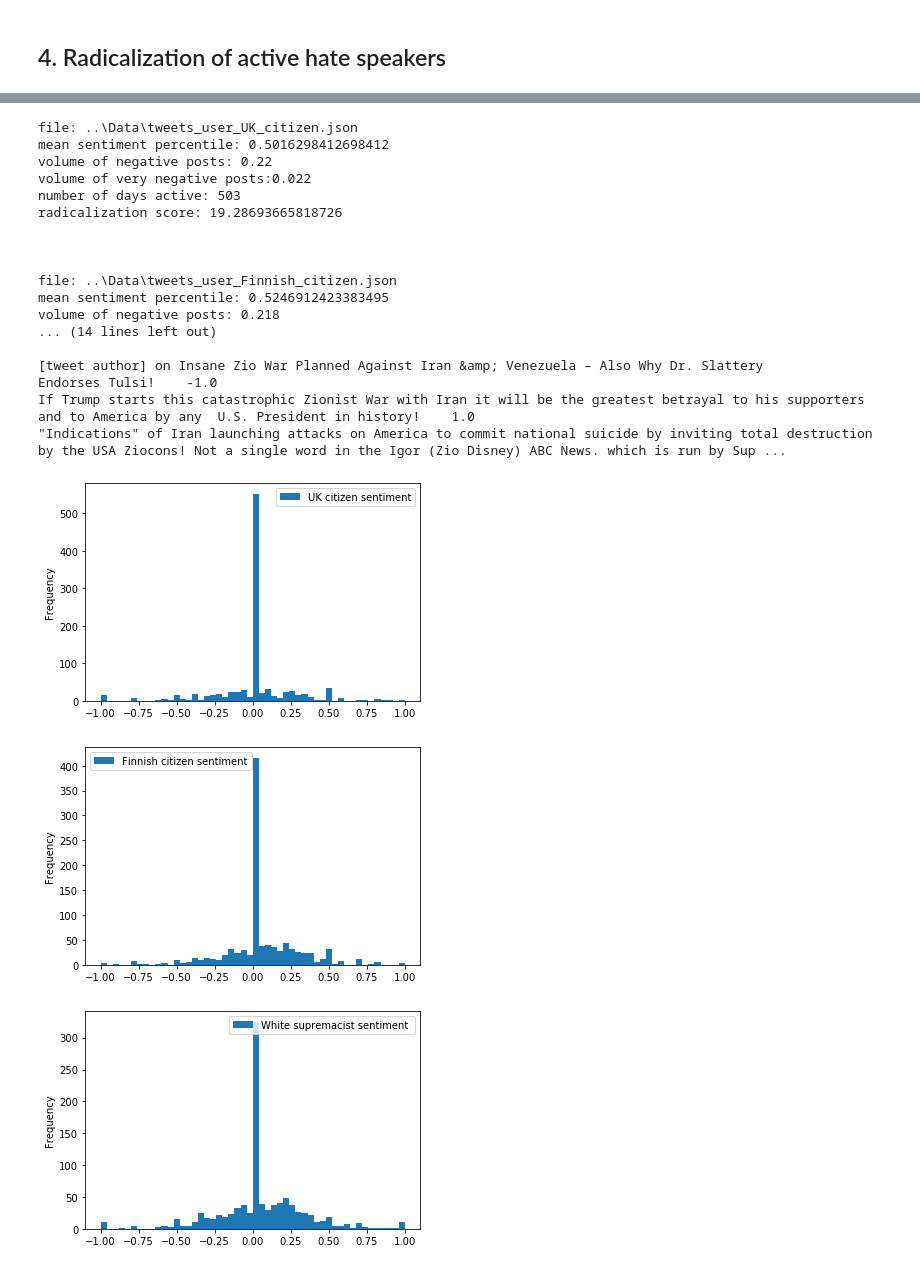
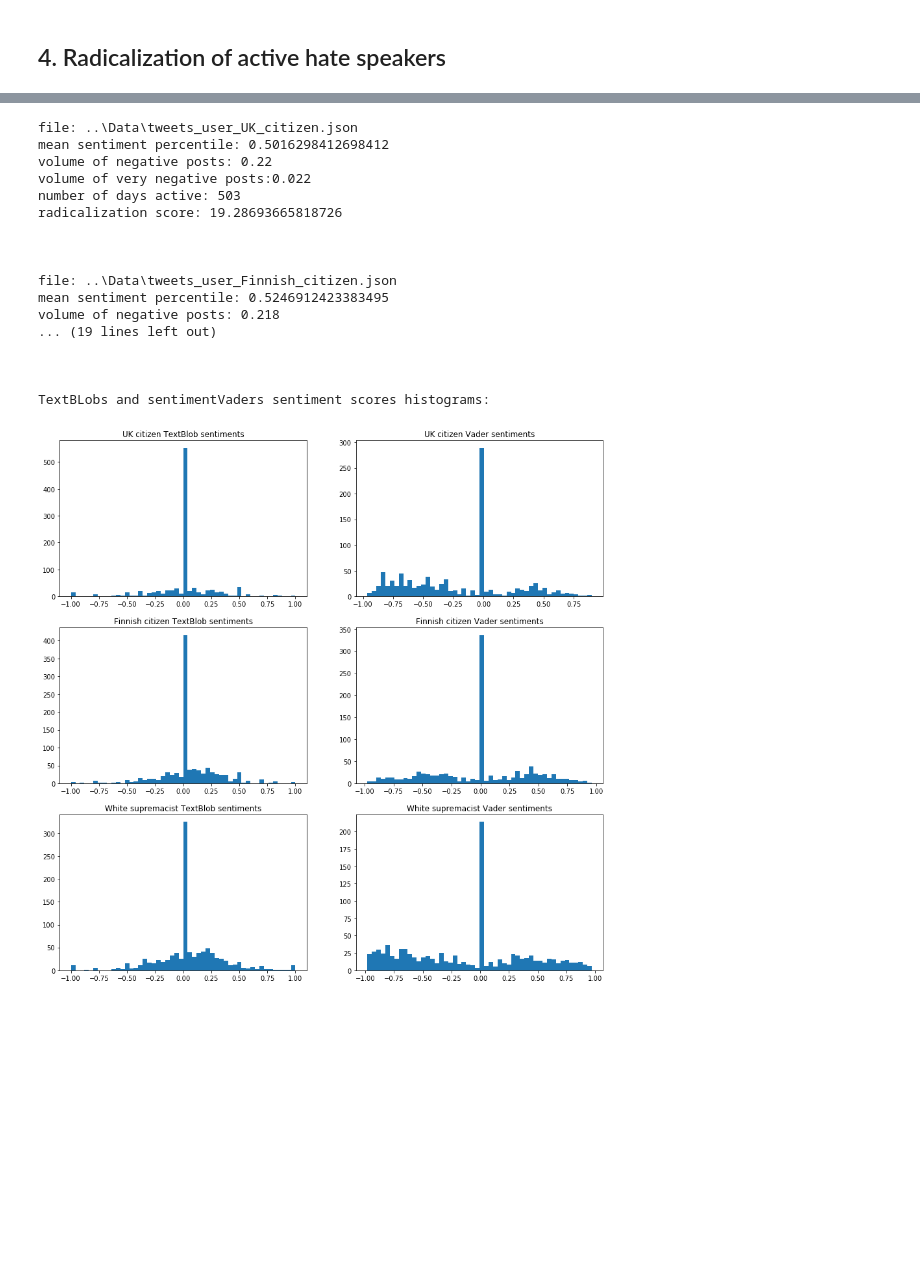
Before and after one commit to tokuosma/NLP2019, a Jupyter notebook: Notebook/Hate speech detection 2.ipynb, the cells around one changed output, grey strips where cells are left out. Cells and saved outputs as stored; diff of their text form; code cells hidden in the pictures; blank space fills up the shorter version.

```diff
--- a/Notebook/Hate speech detection 2.ipynb
+++ b/Notebook/Hate speech detection 2.ipynb
@@ -378,43 +425,65 @@ print('file: ' + third_user["source_file"])
 print('mean sentiment percentile: ' + str(third_user["mean_sentiment_perc"]))
 print('volume of negative posts: ' + str(third_user["vol_neg_posts"]))
 print('volume of very negative posts:' + str(third_user["vol_very_neg_posts"]))
 print('number of days active: '+ str(third_user["days_active"]))
 print('radicalization score: '+ str(third_user["radicalization_score"]))
 print('\n\n')
 # print('very negative post and their sentiments:')
 # [print(str(item[0]),item[1]) for item in third_user["very_neg_tweets_and_sentiments"]]
 
+print("examples of TextBlobs sentiments:")
+
 print("[tweet author] on Insane Zio War Planned Against Iran &amp; Venezuela – Also Why Dr. Slattery Endorses Tulsi!    -1.0")
 print("If Trump starts this catastrophic Zionist War with Iran it will be the greatest betrayal to his supporters and to America by any  U.S. President in history!    1.0")
 
 print('"Indications" of Iran launching attacks on America to commit national suicide by inviting total destruction by the USA Ziocons! Not a single word in the Igor (Zio Disney) ABC News. which is run by Super Zionist James Goldston.  Only "indications" are TOTAL ZIO CONTROL of MEDIA!    0.0738095238095238')
+print('\n\n')
+print("TextBLobs and sentimentVaders sentiment scores histograms:")
 
-first_df = pd.DataFrame(first_user["sentiments"], columns = ['UK citizen sentiment'])
-hist1 = first_df.plot.hist(bins=50)
+fig, axs = plt.subplots(3, 2,figsize=(15,15))
+# first_df_blob = pd.DataFrame(first_user["sentiments"], columns = ['UK citizen sentiment'])
+axs[0,0].hist(first_user['sentiments'] ,bins=50)
+axs[0,0].set_title('UK citizen TextBlob sentiments')
 
-second_df = pd.DataFrame(second_user["sentiments"], columns = ['Finnish citizen sentiment'])
-hist2 = second_df.plot.hist(bins=50)
+# second_df_blob = pd.DataFrame(second_user["sentiments"], columns = ['Finnish citizen sentiment'])
+axs[1,0].hist(second_user['sentiments'] ,bins=50)
+axs[1,0].set_title('Finnish citizen TextBlob sentiments')
 
-third_df = pd.DataFrame(third_user["sentiments"], columns = ['White supremacist sentiment '])
-hist3 = third_df.plot.hist(bins=50)
+# third_df_blob = pd.DataFrame(third_user["sentiments"], columns = ['White supremacist sentiment '])
+axs[2,0].hist(third_user['sentiments'] ,bins=50)
+axs[2,0].set_title('White supremacist TextBlob sentiments')
+
+# first_df_vader = pd.DataFrame(first_user["vader_sentiments"], columns = ['UK citizen sentiment'])
+axs[0,1].hist(first_user['vader_sentiments'] ,bins=50)
+axs[0,1].set_title('UK citizen Vader sentiments')
+
+# second_df_vader = pd.DataFrame(second_user["vader_sentiments"], columns = ['Finnish citizen sentiment'])
+axs[1,1].hist(second_user['vader_sentiments'] ,bins=50)
+axs[1,1].set_title('Finnish citizen Vader sentiments')
+
+# third_df_vader = pd.DataFrame(third_user["vader_sentiments"], columns = ['White supremacist sentiment '])
+axs[2,1].hist(third_user['vader_sentiments'] ,bins=50)
+axs[2,1].set_title('White supremacist Vader sentiments')
+
+# plt.tight_layout()
+plt.plot()
+plt.show()
 # %% [output]
 file: ..\Data\tweets_user_UK_citizen.json
 mean sentiment percentile: 0.5016298412698412
 volume of negative posts: 0.22
 volume of very negative posts:0.022
 number of days active: 503
 radicalization score: 19.28693665818726
 
 
 
 file: ..\Data\tweets_user_Finnish_citizen.json
 mean sentiment percentile: 0.5246912423383495
 volume of negative posts: 0.218
-... (14 lines left out)
+... (19 lines left out)
 
-[tweet author] on Insane Zio War Planned Against Iran &amp; Venezuela – Also Why Dr. Slattery Endorses Tulsi!    -1.0
-If Trump starts this catastrophic Zionist War with Iran it will be the greatest betrayal to his supporters and to America by any  U.S. President in history!    1.0
-"Indications" of Iran launching attacks on America to commit national suicide by inviting total destruction by the USA Ziocons! Not a single word in the Igor (Zio Disney) ABC News. which is run by Sup ...
+
+
+TextBLobs and sentimentVaders sentiment scores histograms:
-[figure, old version]
+[figure, new version]
-[figure, removed]
-[figure, removed]
```
Also changed, not shown: parts of 5 cells of this notebook, 5 other files.
